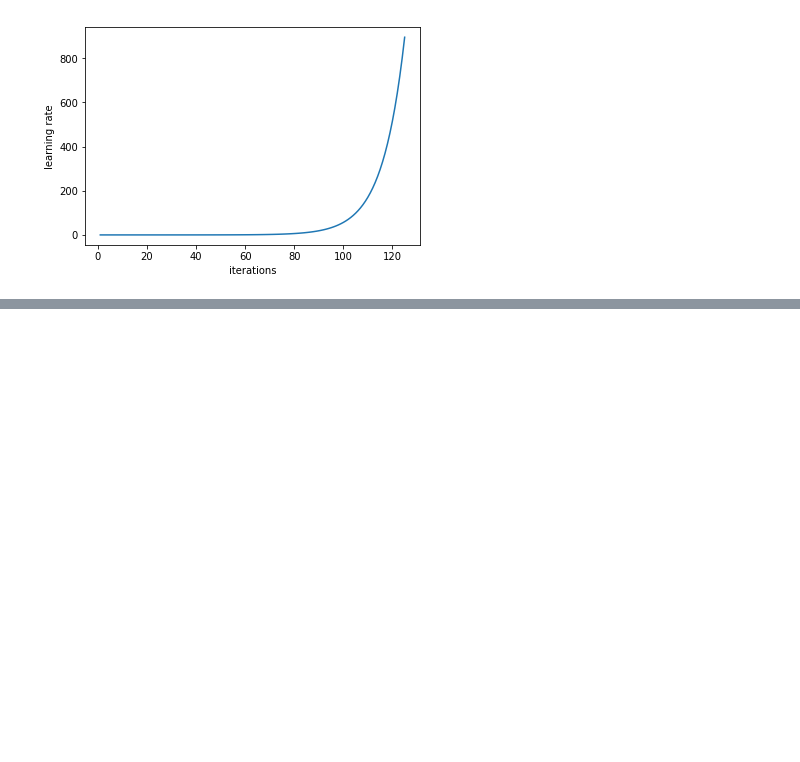
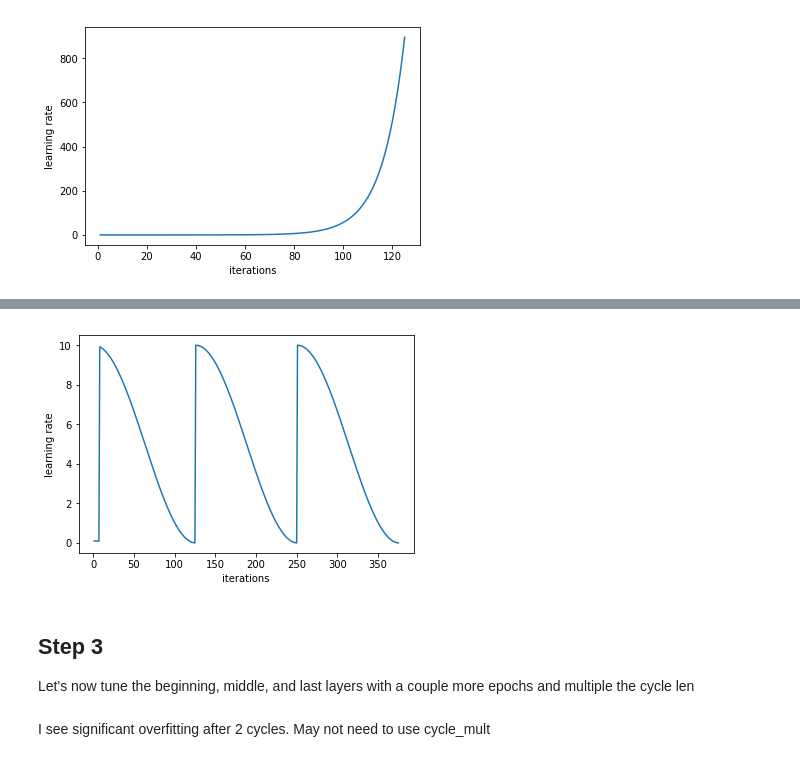
Before and after one commit to jscottcronin/fashion_tags, a Jupyter notebook: code/baseline.ipynb, the cells around one changed output, grey strips where cells are left out. Cells and saved outputs as stored; diff of their text form; code cells hidden in the pictures; blank space fills up the shorter version.

```diff
--- a/code/baseline.ipynb
+++ b/code/baseline.ipynb
@@ -78,0 +88,4 @@ epoch      trn_loss   val_loss   f1
+# %%
+learn.precompute=False
+# %%
+learn.fit(10, 3, cycle_len=1)
@@ -78,0 +99,10 @@ epoch      trn_loss   val_loss   f1
+# %%
+learn.sched.plot_lr()
+# %% [output]
+[figure, added]
+# %% [markdown]
+## Step 3
+
+Let's now tune the beginning, middle, and last layers with a couple more epochs and multiple the cycle len
+# %% [markdown]
+I see significant overfitting after 2 cycles. May not need to use cycle_mult
```
Also changed, not shown: parts of 38 cells of this notebook.
